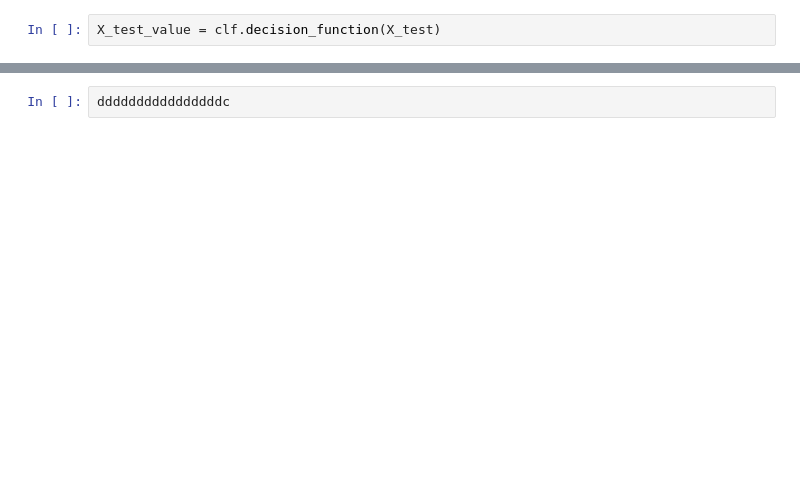
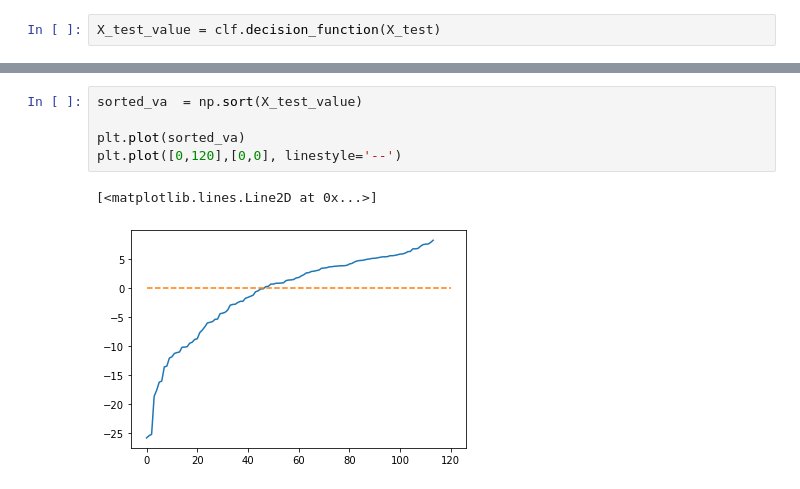
Before and after one commit to ducksfrogs/udemyScipy, a Jupyter notebook: logi.ipynb, the cells around one changed output, grey strips where cells are left out. Drawn from its saved outputs; the diff is of its cells as text; blank space fills up the shorter version.

```diff
--- a/logi.ipynb
+++ b/logi.ipynb
@@ -93,2 +93,8 @@ array([ -4.56485484,   3.56293149,   5.85643546,   1.36012763,
-# %%
-ddddddddddddddddc
+# %%
+sorted_va  = np.sort(X_test_value)
+
+plt.plot(sorted_va)
+plt.plot([0,120],[0,0], linestyle='--')
+# %% [output]
+[<matplotlib.lines.Line2D at 0x...>]
+[figure, added]
```
Also changed, not shown: parts of 3 cells of this notebook, 2 other files.
